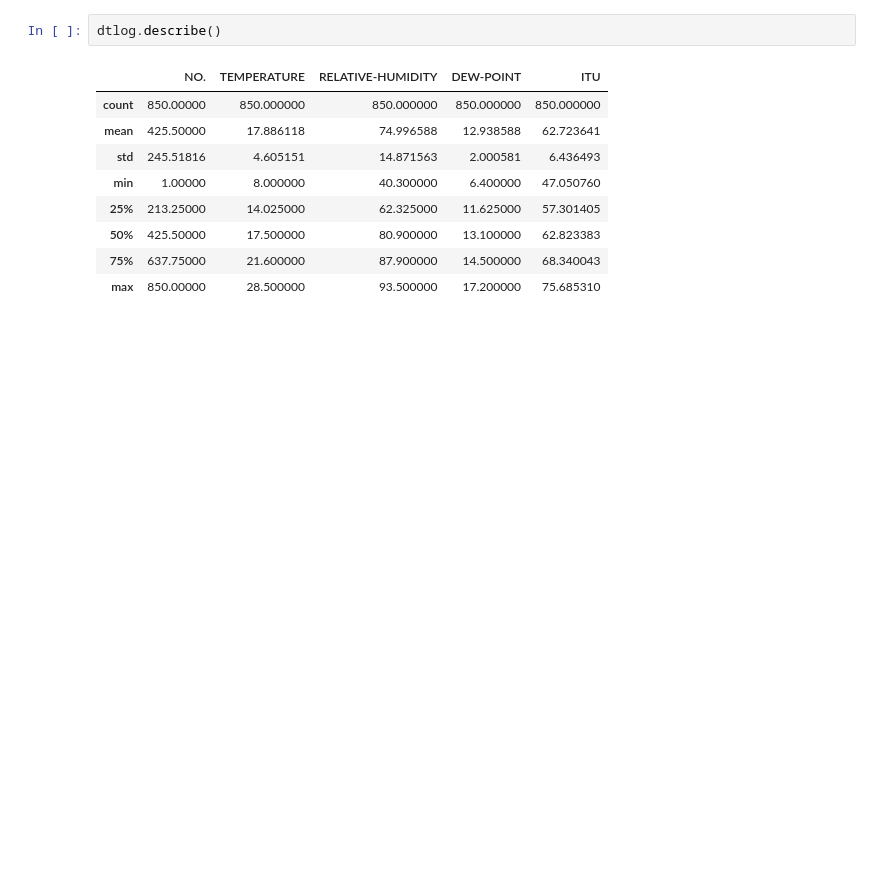
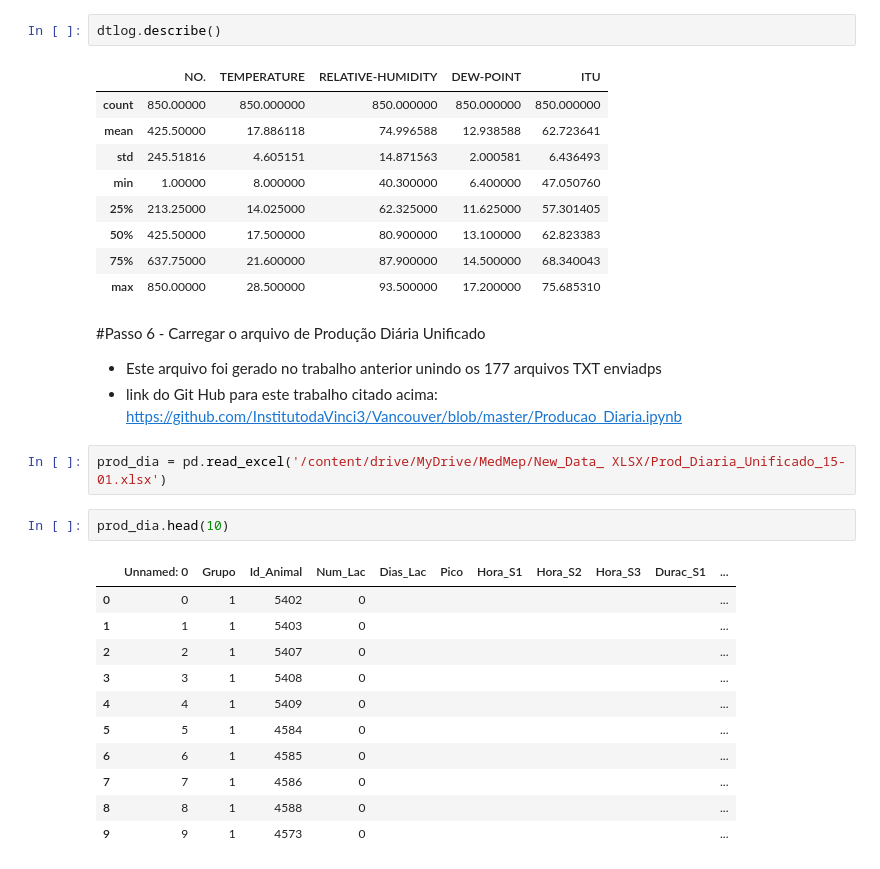
Before and after one commit to InstitutodaVinci3/vancouver, a Jupyter notebook: MedMepNewData.ipynb, the cells around one changed output. Saved outputs shown, nothing was run; the diff lists cells and outputs as text; blank space fills up the shorter version.

```diff
--- a/MedMepNewData.ipynb
+++ b/MedMepNewData.ipynb
@@ -298,3 +311,23 @@ dtlog.describe()
 | 50% | 425.50000 | 17.500000 | 80.900000 | 13.100000 | 62.823383 |
 | 75% | 637.75000 | 21.600000 | 87.900000 | 14.500000 | 68.340043 |
 | max | 850.00000 | 28.500000 | 93.500000 | 17.200000 | 75.685310 |
+# %% [markdown]
+#Passo 6 - Carregar o arquivo de Produção Diária Unificado
+- Este arquivo foi gerado no trabalho anterior unindo os 177 arquivos TXT enviadps
+- link do Git Hub para este trabalho citado acima: https://github.com/InstitutodaVinci3/Vancouver/blob/master/Producao_Diaria.ipynb
+# %%
+prod_dia = pd.read_excel('/content/drive/MyDrive/MedMep/New_Data_ XLSX/Prod_Diaria_Unificado_15-01.xlsx')
+# %%
+prod_dia.head(10)
+# %% [output]
+|  | Unnamed: 0 | Grupo | Id_Animal | Num_Lac | Dias_Lac | Pico | Hora_S1 | Hora_S2 | Hora_S3 | Durac_S1 | ... |
+| 0 | 0 | 1 | 5402 | 0 |  |  |  |  |  |  | ... |
+| 1 | 1 | 1 | 5403 | 0 |  |  |  |  |  |  | ... |
+| 2 | 2 | 1 | 5407 | 0 |  |  |  |  |  |  | ... |
+| 3 | 3 | 1 | 5408 | 0 |  |  |  |  |  |  | ... |
+| 4 | 4 | 1 | 5409 | 0 |  |  |  |  |  |  | ... |
+| 5 | 5 | 1 | 4584 | 0 |  |  |  |  |  |  | ... |
+| 6 | 6 | 1 | 4585 | 0 |  |  |  |  |  |  | ... |
+| 7 | 7 | 1 | 4586 | 0 |  |  |  |  |  |  | ... |
+| 8 | 8 | 1 | 4588 | 0 |  |  |  |  |  |  | ... |
+| 9 | 9 | 1 | 4573 | 0 |  |  |  |  |  |  | ... |
```
Also changed, not shown: parts of 9 cells of this notebook.
